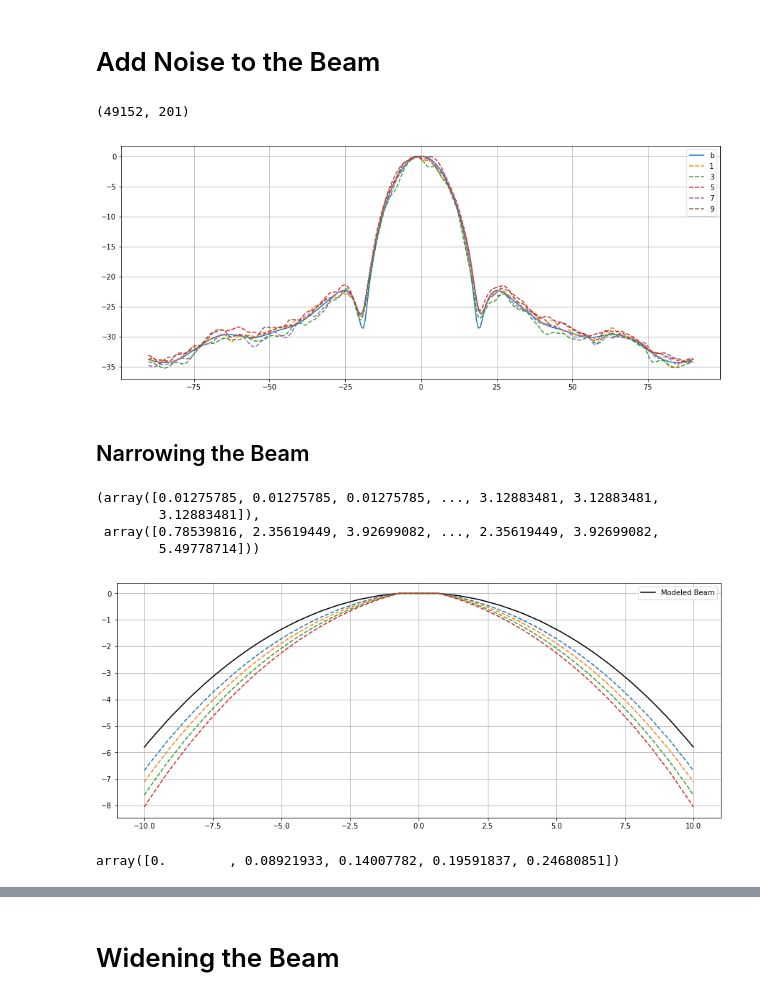
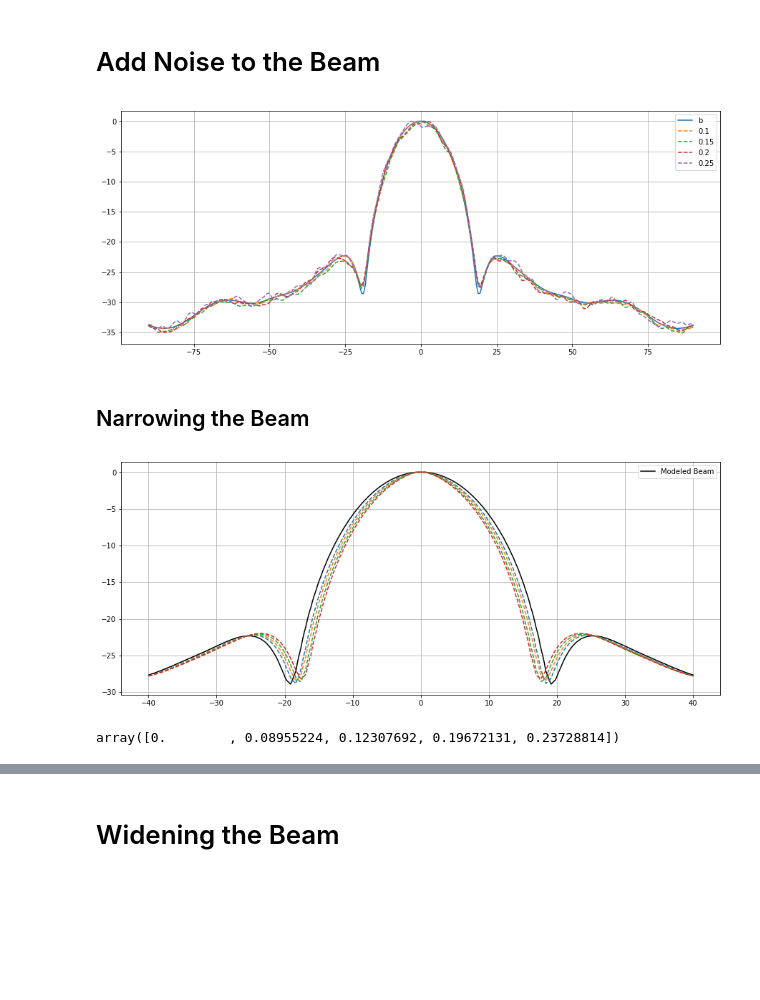
Before and after one commit to tyler-a-cox/HERA_Tsys, a Jupyter notebook: notebooks/Beam_Uncertainty.ipynb, the cells around one changed output, grey strips where cells are left out. Saved outputs shown, nothing was run; the diff lists cells and outputs as text; code cells hidden in the pictures; blank space fills up the shorter version.

```diff
--- a/notebooks/Beam_Uncertainty.ipynb
+++ b/notebooks/Beam_Uncertainty.ipynb
@@ -45,11 +45,7 @@ def hera_beam_freq_slice(hera_beam, freq, beam_center = 90, ang_from_center = 15
 
     return ang, np.array(beam_slice)
 # %%
-hera_beam_file = '/Users/tyler/Desktop/Desktop/Research/HERA/Tsys/data/HERA_beam_nic.hmap'
+hera_beam_file = '/Users/tyler/Folders/Research/HERA/Tsys/data/HERA_beam_nic.hmap'
 hera_im = fits.getdata(hera_beam_file, extname='BEAM_{0}'.format('X'))
 nside = hp.npix2nside(hera_im.shape[0])
 temp_f = fits.getdata(hera_beam_file, extname='FREQS_{0}'.format('X'))
-# %%
-hera_im.shape
-# %% [output]
-(49152, 201)
@@ -58,16 +52,19 @@ ang, beam = hera_beam_freq_slice(hera_im, 100, ang_from_center=90, n=300)
 # %%
+ang, beam = hera_beam_freq_slice(hera_im, 100, ang_from_center=90, n=300)
+
 plt.figure(figsize=(15,6))
 
 plt.plot(ang-90, 10*np.log10(beam/beam.max()), label='b')
-for i in np.arange(1,10,2):
-    w_noise = gaussian_filter(beam+beam*np.random.normal(scale=0.25,size=300), sigma=2.0)
+
+for i in [0.1,0.15,0.2,0.25]:
+    w_noise = gaussian_filter(beam+beam*np.random.normal(scale=i,size=300), sigma=1.5)
     plt.plot(ang-90, 10*np.log10(w_noise/w_noise.max()), '--', label='{}'.format(i))
 
 plt.legend()
 plt.grid()
 plt.show()
 # %% [output]
-[figure, old version]
+[figure, new version]
 # %% [markdown]
 ## Narrowing the Beam
 # %%
@@ -86,47 +83,40 @@ for i in np.arange(int(hera_im[:,50].shape[0])):
     theta, phi = hp.pix2ang(nside, i)
     theta_arr[i] = theta
     phi_arr[i] = phi
-# %%
-hp.pix2ang(nside, np.arange(int(hera_im[:,50].shape[0])))
-# %% [output]
-(array([0.01275785, 0.01275785, 0.01275785, ..., 3.12883481, 3.12883481,
-        3.12883481]),
- array([0.78539816, 2.35619449, 3.92699082, ..., 2.35619449, 3.92699082,
-        5.49778714]))
 # %%
 freq = 100
 
-ang, beam = beam_cut(hera_im[:,freq-50], ang_from_center=10, n=400)
+ang, beam = beam_cut(hera_im[:,freq-50], ang_from_center=40, n=400)
 
 plt.figure(figsize=(15,6))
 plt.plot(ang,10*np.log10(beam), 'k', label='Modeled Beam')
 #plt.plot(ang,beam, 'k', label='Modeled Beam')
 fwhm = []
 fwhm.append(np.abs(ang[np.argmin(np.abs(beam - beam.max()/2.0))]))
 
 
 h_max, _ = hp.pix2ang(nside, np.argmin(np.abs(hera_im[:,freq-50] - hera_im[:,freq-50].max() / 2.0)))
 
 perc = np.array([0.1,0.15,0.2,0.25])
 
 for j in perc:
 
     shift = h_max*(1+j) - h_max
     scale = hp.get_interp_val(hera_im[:,freq-50], theta_arr + shift,  phi_arr + shift)
     scale *= hera_im[:,freq-50].max() / scale.max()
-    ang, beam_scale = beam_cut(scale, ang_from_center=10, n=400)
+    ang, beam_scale = beam_cut(scale, ang_from_center=40, n=400)
     fwhm.append(np.abs(ang[np.argmin(np.abs(beam_scale - beam_scale.max()/2.0))]))
     #plt.plot(ang, beam_scale, linestyle='--')
     plt.plot(ang, 10*np.log10(beam_scale), linestyle='--')
 
 fwhm = np.array(fwhm)
 
 plt.legend()
 plt.grid()
 plt.show()
 # %% [output]
-[figure, old version]
+[figure, new version]
 # %%
 np.abs(fwhm-fwhm[0])/fwhm
 # %% [output]
-array([0.        , 0.08921933, 0.14007782, 0.19591837, 0.24680851])
+array([0.        , 0.08955224, 0.12307692, 0.19672131, 0.23728814])
```
Also changed, not shown: parts of 7 cells of this notebook, 1 other file.
